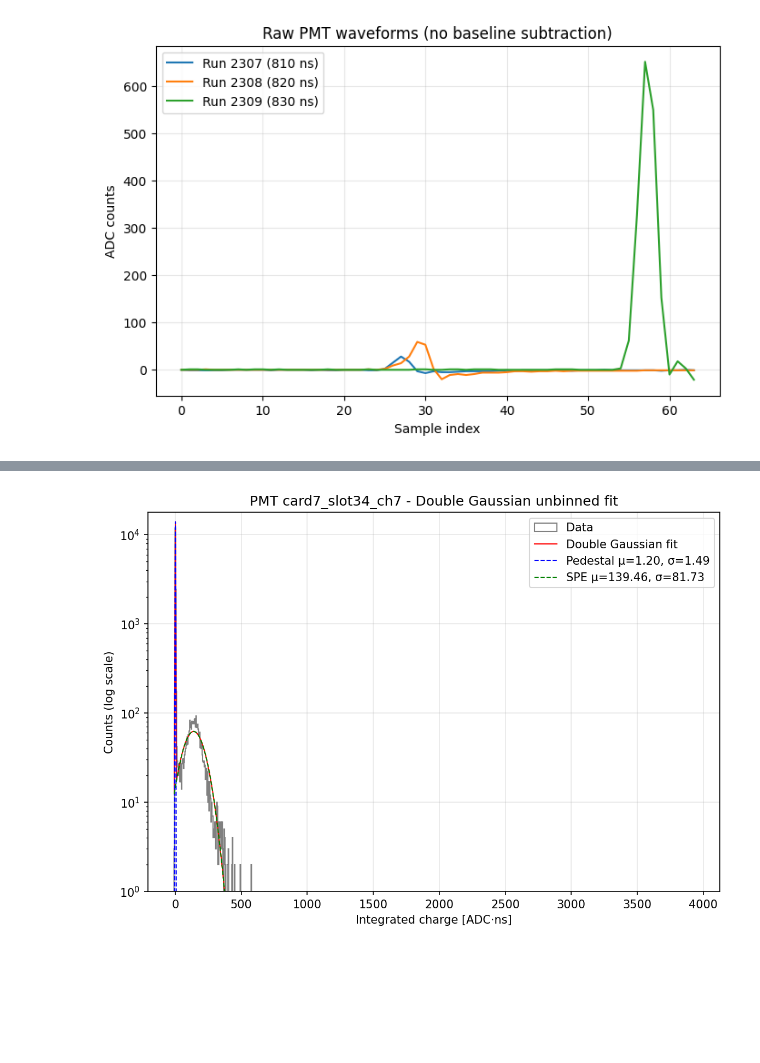
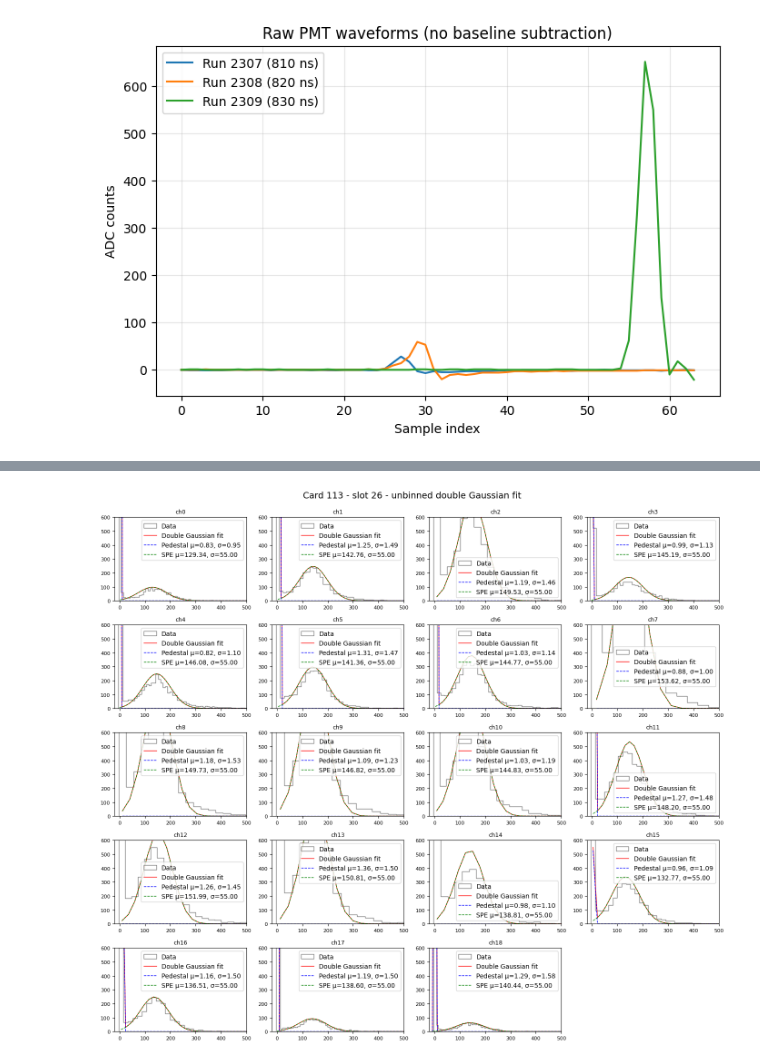
Before and after one commit to elenaramos44/WCTE_MC-Data_Validation_with_GAIN_Calibration, a Jupyter notebook: CALIBRATION.ipynb, the cells around one changed output, grey strips where cells are left out. Drawn from its saved outputs; the diff is of its cells as text; code cells hidden in the pictures; blank space fills up the shorter version.

```diff
--- a/CALIBRATION.ipynb
+++ b/CALIBRATION.ipynb
@@ -1562,34 +1732,54 @@ Negative charges: 2296/17784 (12.91%)
 # %%
-# --- Histogram setup ---
-bins = np.linspace(charges.min(), charges.max(), 1000)
-bin_centers = 0.5*(bins[1:] + bins[:-1])
-bin_width = bins[1] - bins[0]
+# --- MAIN LOOP over 19 channels ---
+fig, axes = plt.subplots(5, 4, figsize=(14, 12))
+axes = axes.flatten()
 
-# --- Gaussian PDFs ---
-pdf_ped = fit["w"] * norm.pdf(bin_centers, fit["mu1"], fit["sigma1"])
-pdf_spe = (1 - fit["w"]) * norm.pdf(bin_centers, fit["mu2"], fit["sigma2"])
-pdf_total = (pdf_ped + pdf_spe) * len(charges) * bin_width
+for channel_id in range(19):
+    pmt_label = f"card{card_id}_slot{slot_id}_ch{channel_id}"
+    npz_path = os.path.join(signal_dir, pmt_label + ".npz")
+    if not os.path.exists(npz_path):
+        print(f"Missing file: {npz_path}")
+        continue
 
+    # Load waveforms
+    signal_waveforms = load_waveforms(npz_path)
+    all_peaks = [do_pulse_finding(wf) for wf in signal_waveforms]
 
-# --- Plot ---
-plt.figure(figsize=(9,6), dpi=150)
-plt.hist(charges, bins=bins, histtype='step', color='gray', label='Data', lw=1)
+    charges = []
+    for wf, peaks in zip(signal_waveforms, all_peaks):
+        peak_sample = peaks[0] if len(peaks) > 0 else np.argmax(wf)
+        q = charge_calculation_mPMT_method(wf, peak_sample)
+        charges.append(q)
+    charges = np.array(charges)
 
-plt.plot(bin_centers, pdf_total, 'r-', lw=1, label='Double Gaussian fit')
-plt.plot(bin_centers, pdf_ped*len(charges)*bin_width, 'b--', lw=1,
-         label=f'Pedestal μ={fit["mu1"]:.2f}, σ={fit["sigma1"]:.2f}')
-plt.plot(bin_centers, pdf_spe*len(charges)*bin_width, 'g--', lw=1,
-         label=f'SPE μ={fit["mu2"]:.2f}, σ={fit["sigma2"]:.2f}')
+    # Fit double Gaussian
+    fit = fit_double_gauss_unbinned_full(charges, n_starts=50, pmt_label=f"PMT {pmt_label}")
 
+    # --- Plot ---
+    ax = axes[channel_id]
+    bins = np.linspace(charges.min(), charges.max(), 100)
+    bin_centers = 0.5 * (bins[1:] + bins[:-1])
+    bin_width = bins[1] - bins[0]
 
-plt.yscale('log')
-#plt.xlim(-20, 700)
-#plt.ylim(0,1.5)
-plt.ylim(1, max(np.histogram(charges, bins=bins)[0])*1.5)
-plt.xlabel("Integrated charge [ADC·ns]")
-plt.ylabel("Counts (log scale)")
-plt.title(f"PMT {pmt_label} - Double Gaussian unbinned fit")
-plt.legend()
-plt.grid(True, alpha=0.3)
+    pdf_ped = fit["w"] * norm.pdf(bin_centers, fit["mu1"], fit["sigma1"])
+    pdf_spe = (1 - fit["w"]) * norm.pdf(bin_centers, fit["mu2"], fit["sigma2"])
+    pdf_total = (pdf_ped + pdf_spe) * len(charges) * bin_width
+
+    ax.hist(charges, bins=bins, histtype='step', color='gray', label='Data', lw=1)
+    ax.plot(bin_centers, pdf_total, 'r-', lw=1, label='Double Gaussian fit')
+    ax.plot(bin_centers, pdf_ped * len(charges) * bin_width, 'b--', lw=1, label=f'Pedestal μ={fit["mu1"]:.2f}, σ={fit["sigma1"]:.2f}')
+    ax.plot(bin_centers, pdf_spe * len(charges) * bin_width, 'g--', lw=1, label=f'SPE μ={fit["mu2"]:.2f}, σ={fit["sigma2"]:.2f}')
+    ax.set_title(f"ch{channel_id}", fontsize=9)
+    ax.set_xlim(-20, 500)
+    ax.set_ylim(0, 600)
+    ax.legend()
+    ax.tick_params(labelsize=8)
+
+# Hide any unused subplots
+for ax in axes[19:]:
+    ax.axis('off')
+
+plt.tight_layout()
+plt.suptitle(f"Card {card_id} - slot {slot_id} - unbinned double Gaussian fit", fontsize=14, y=1.02)
 plt.show()
 # %% [output]
@@ -1596 +1803 @@ plt.show()
-[figure, old version]
+[figure, new version]
```
Also changed, not shown: parts of 28 cells of this notebook, 1 other file.
